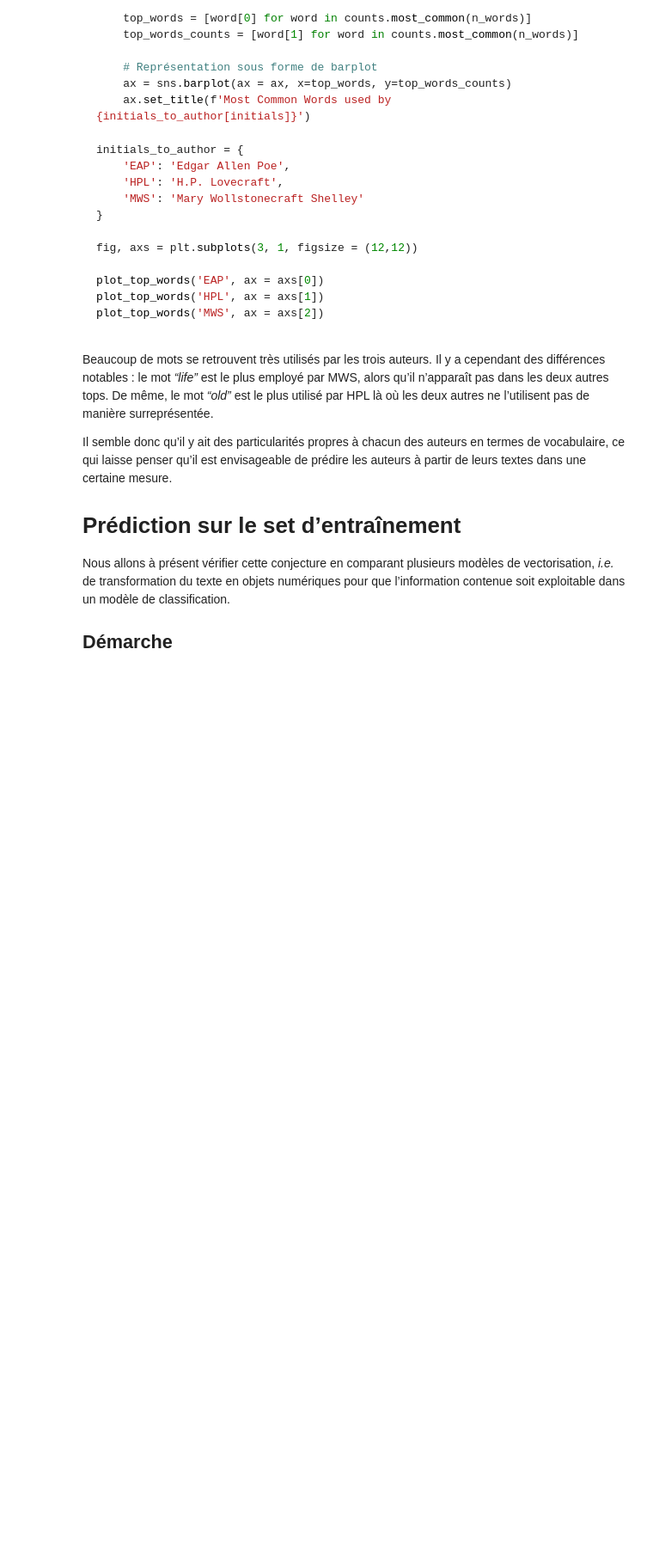
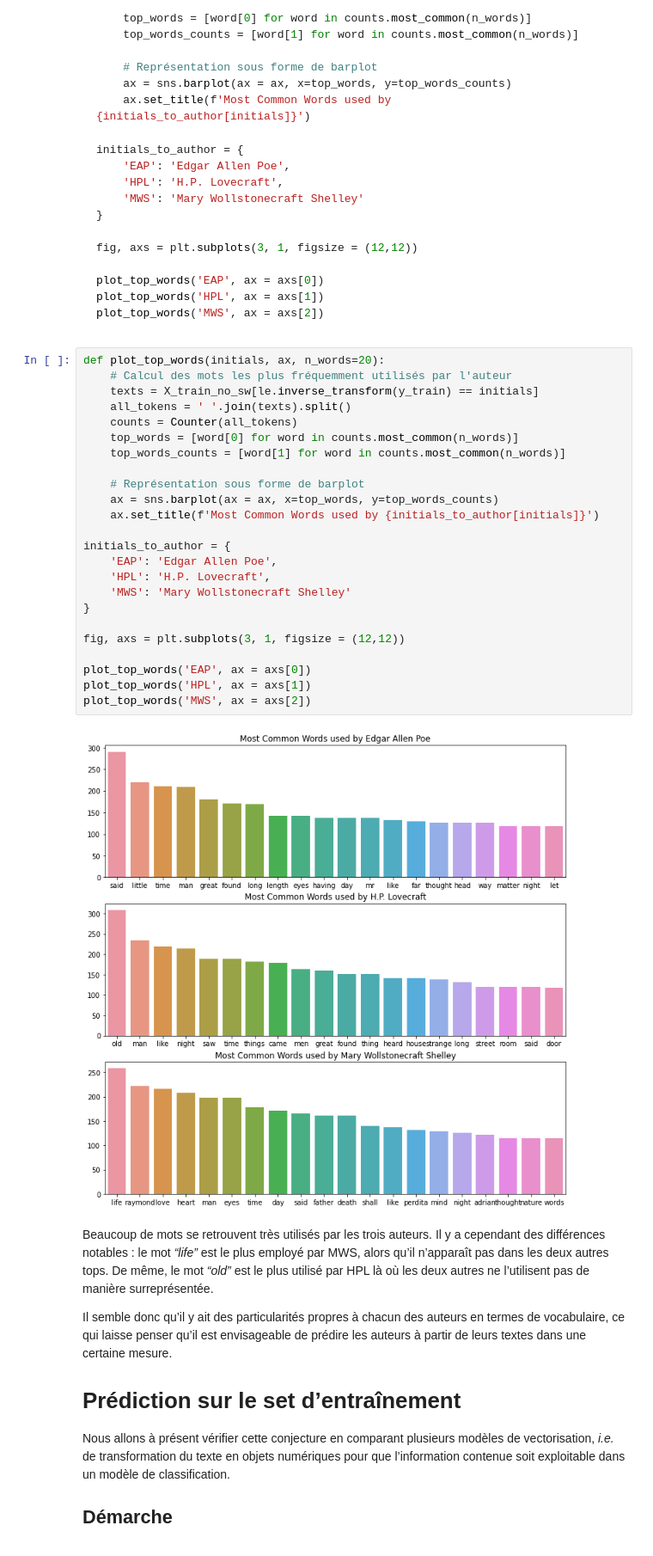
Before and after one commit to yasmine-houri/Word_embeddings, a Jupyter notebook: 04_word2vec.ipynb, the cells around one changed output. Shown at 86% size. Cells and saved outputs as stored; diff of their text form; folded sections open; blank space fills up the shorter version.

````diff
--- a/04_word2vec.ipynb
+++ b/04_word2vec.ipynb
@@ -266,6 +318,32 @@ plot_top_words('MWS', ax = axs[2])
 ```
 
 </details>
+# %%
+def plot_top_words(initials, ax, n_words=20):
+    # Calcul des mots les plus fréquemment utilisés par l'auteur
+    texts = X_train_no_sw[le.inverse_transform(y_train) == initials]
+    all_tokens = ' '.join(texts).split()
+    counts = Counter(all_tokens)
+    top_words = [word[0] for word in counts.most_common(n_words)]
+    top_words_counts = [word[1] for word in counts.most_common(n_words)]
+
+    # Représentation sous forme de barplot
+    ax = sns.barplot(ax = ax, x=top_words, y=top_words_counts)
+    ax.set_title(f'Most Common Words used by {initials_to_author[initials]}')
+
+initials_to_author = {
+    'EAP': 'Edgar Allen Poe',
+    'HPL': 'H.P. Lovecraft',
+    'MWS': 'Mary Wollstonecraft Shelley'
+}
+
+fig, axs = plt.subplots(3, 1, figsize = (12,12))
+
+plot_top_words('EAP', ax = axs[0])
+plot_top_words('HPL', ax = axs[1])
+plot_top_words('MWS', ax = axs[2])
+# %% [output]
+[figure, added]
 # %% [markdown]
 Beaucoup de mots se retrouvent très utilisés par les trois auteurs.
 Il y a cependant des différences notables : le mot *“life”*
````
Also changed, not shown: parts of 11 cells of this notebook.
